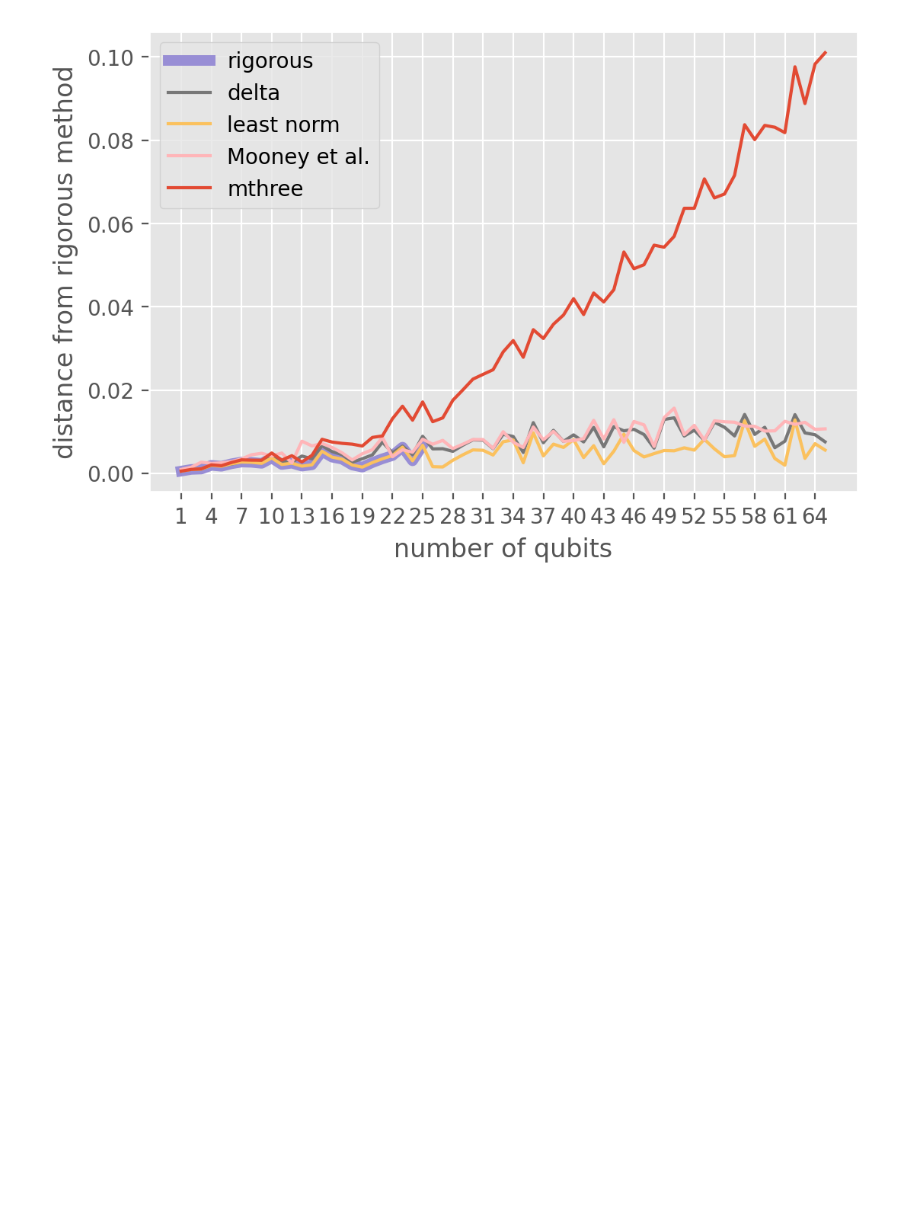
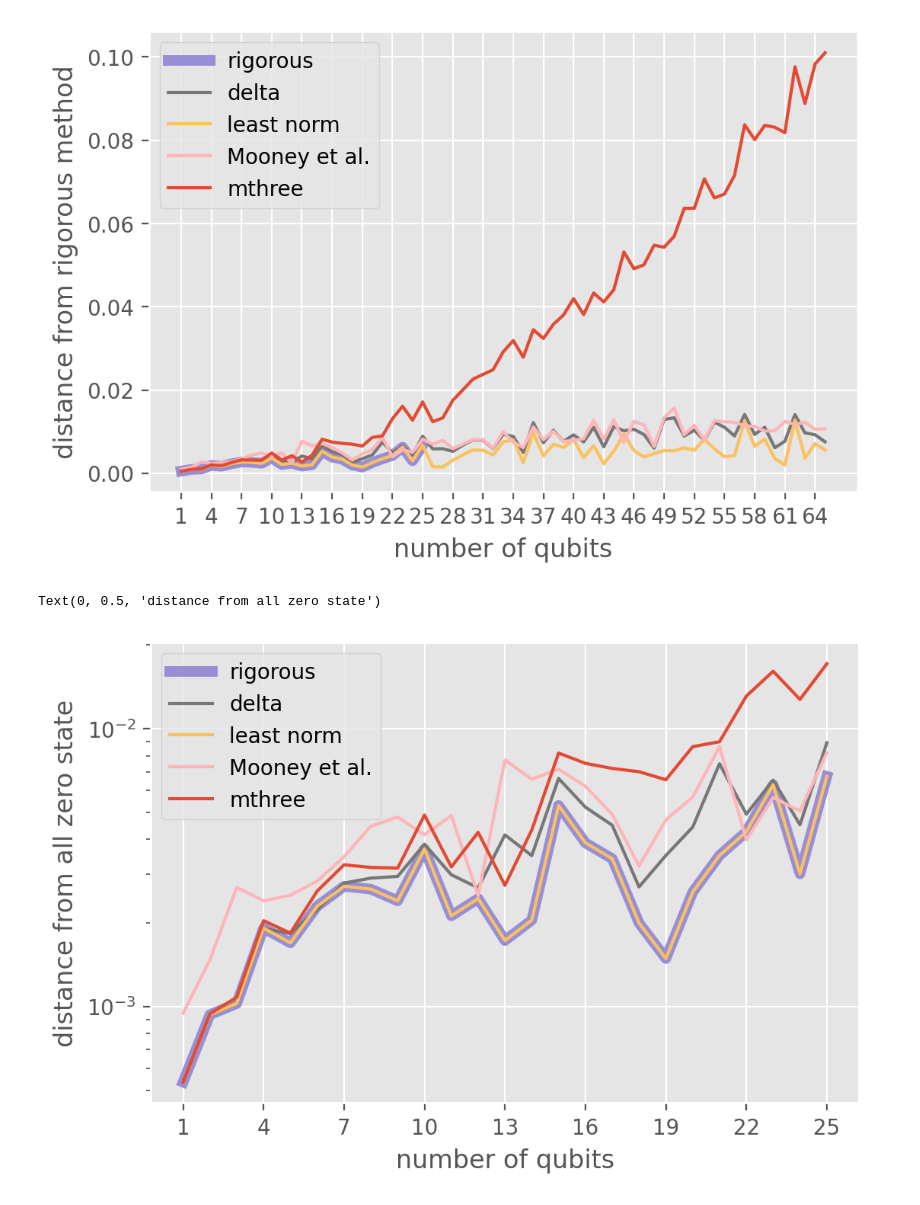
Before and after one commit to BOBO1997/master_thesis, a Jupyter notebook: test_libs_qrem/modified_grover/test_distance_1to65_001/analysis_zero.ipynb, the cells around one changed output. Drawn from its saved outputs; the diff is of its cells as text; code cells hidden in the pictures; blank space fills up the shorter version.

Commit message:
added distances test

```diff
--- a/test_libs_qrem/modified_grover/test_distance_1to65_001/analysis_zero.ipynb
+++ b/test_libs_qrem/modified_grover/test_distance_1to65_001/analysis_zero.ipynb
@@ -118,3 +118,18 @@ plt.ylabel("distance from rigorous method")
 # %% [output]
 Text(0, 0.5, 'distance from rigorous method')
 [figure]
+# %%
+plt.figure(dpi=200)
+plt.plot(range(min_size, 25 + 1), ignis_dists / 8192, label="rigorous", color="C2", lw=5)
+plt.plot(range(min_size, 25 + 1), delta_dists[:25] / 8192, label="delta", color="C3")
+plt.plot(range(min_size, 25 + 1), lnp_dists[:25] / 8192, label="least norm", color="C4")
+plt.plot(range(min_size, 25 + 1), mooney001_dists[:25] / 8192, label="Mooney et al.", color="C6")
+plt.plot(range(min_size, 25 + 1), mthree_lu_dists[:25] / 8192, label="mthree", color="C0")
+plt.legend()
+plt.xticks(range(min_size, 25 + 1, 3))
+plt.yscale("log")
+plt.xlabel("number of qubits")
+plt.ylabel("distance from all zero state")
+# %% [output]
+Text(0, 0.5, 'distance from all zero state')
+[figure, added]
```
Also changed, not shown: 2 other files.
